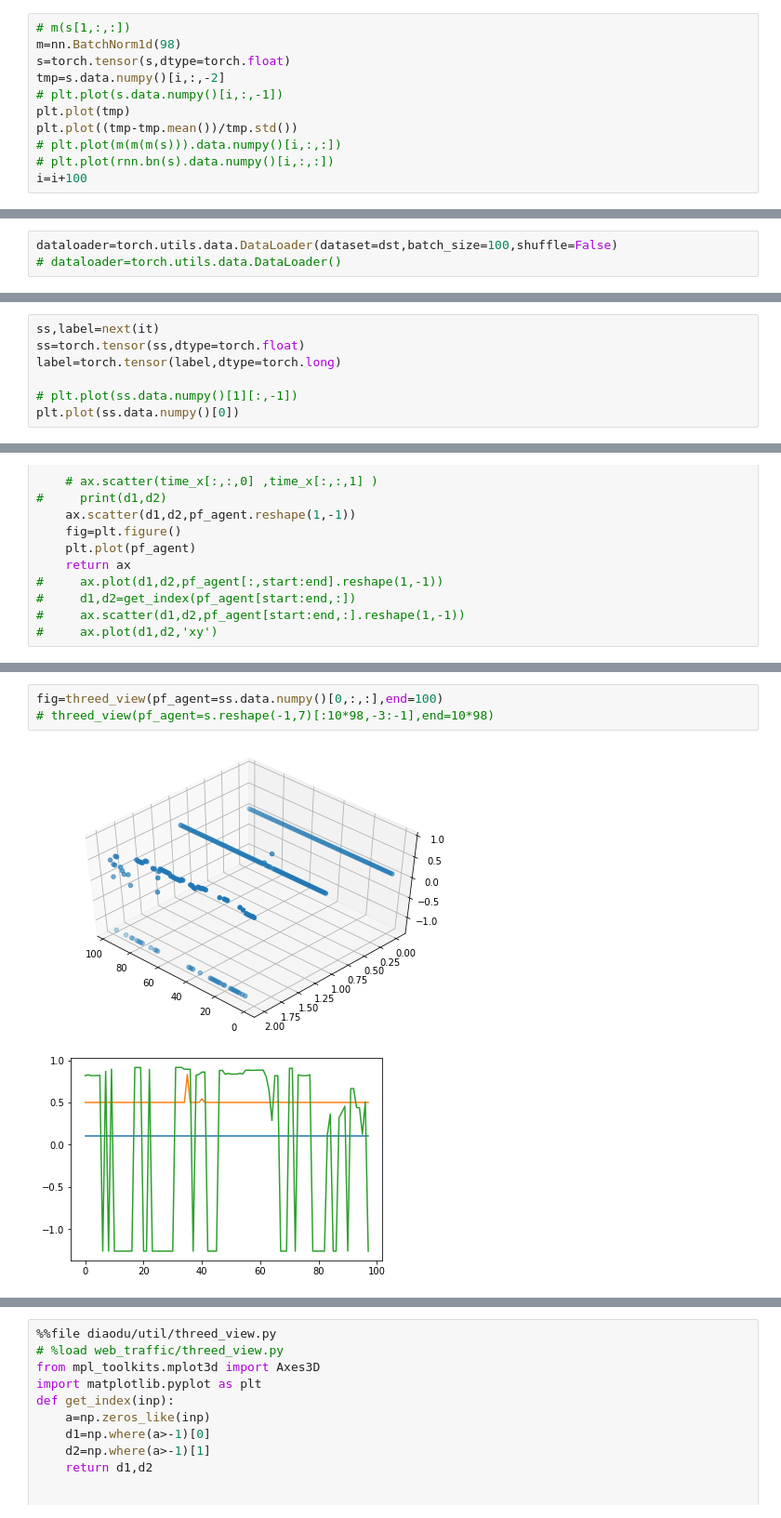
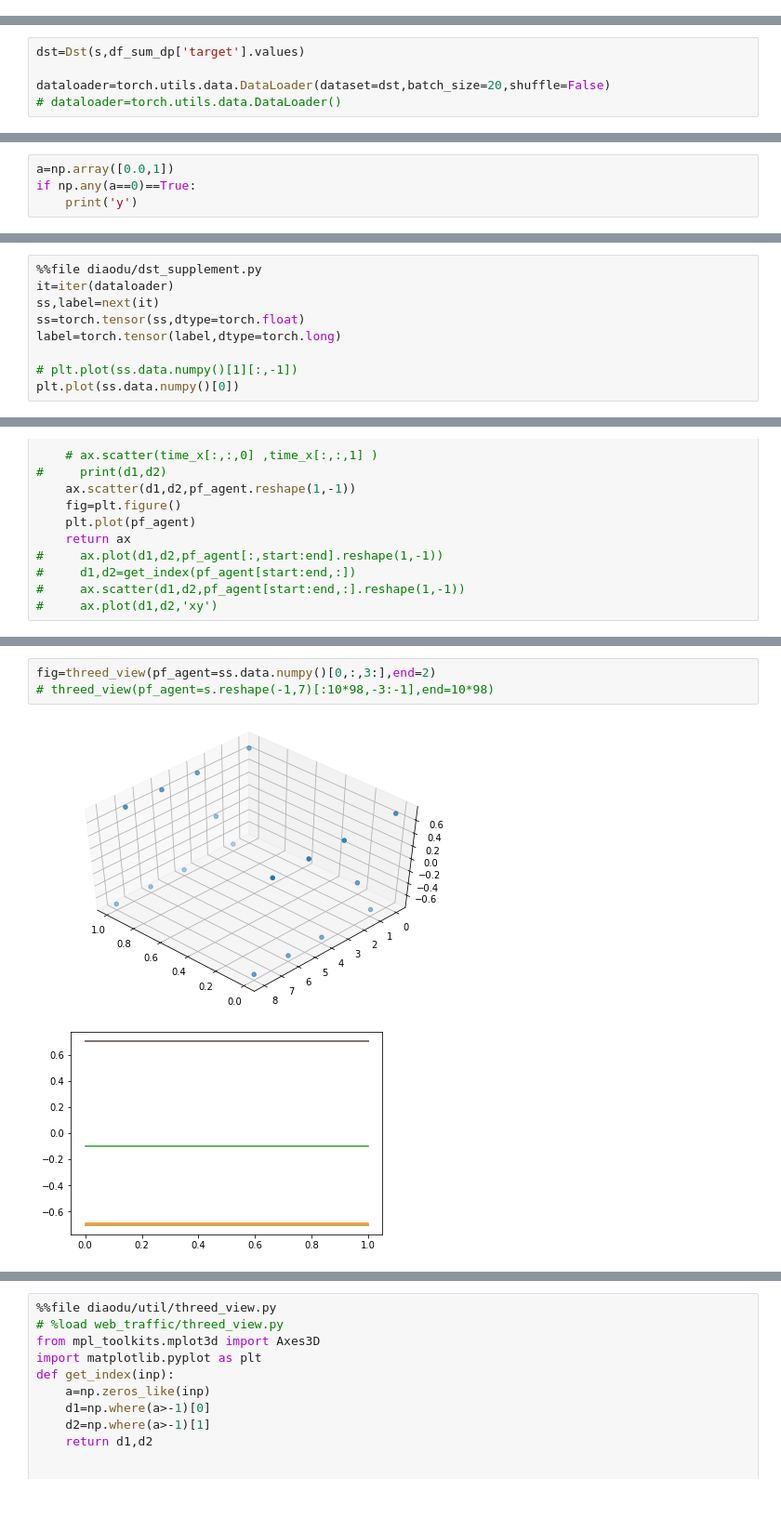
Before and after one commit to tbxy09/diaodu_binpacking_reinforcement_solutions, a Jupyter notebook: diao_du.ipynb, the cells around one changed output, grey strips where cells are left out. Shown at 93% size. Drawn from its saved outputs; the diff is of its cells as text.

```diff
--- a/diao_du.ipynb
+++ b/diao_du.ipynb
@@ -890,11 +1039,0 @@ i=i+100
-# %%
-# m(s[1,:,:])
-m=nn.BatchNorm1d(98)
-s=torch.tensor(s,dtype=torch.float)
-tmp=s.data.numpy()[i,:,-2]
-# plt.plot(s.data.numpy()[i,:,-1])
-plt.plot(tmp)
-plt.plot((tmp-tmp.mean())/tmp.std())
-# plt.plot(m(m(m(s))).data.numpy()[i,:,:])
-# plt.plot(rnn.bn(s).data.numpy()[i,:,:])
-i=i+100
@@ -942,3 +1130,5 @@ dst=Dst(s,df_sum_dp['target'].values)
 # %%
-dataloader=torch.utils.data.DataLoader(dataset=dst,batch_size=100,shuffle=False)
+dst=Dst(s,df_sum_dp['target'].values)
+
+dataloader=torch.utils.data.DataLoader(dataset=dst,batch_size=20,shuffle=False)
 # dataloader=torch.utils.data.DataLoader()
@@ -962,0 +1180,4 @@ s.shape , ss.shape
+# %%
+a=np.array([0.0,1])
+if np.any(a==0)==True:
+    print('y')
@@ -963,4 +1191,6 @@ s.shape , ss.shape
 # %%
+%%file diaodu/dst_supplement.py
+it=iter(dataloader)
 ss,label=next(it)
 ss=torch.tensor(ss,dtype=torch.float)
 label=torch.tensor(label,dtype=torch.long)
@@ -1014,8 +1241,8 @@ fig=threed_view(pf_agent=ss.data.numpy()[0,:,-2:],end=100)
 # %%
-fig=threed_view(pf_agent=ss.data.numpy()[0,:,:],end=100)
+fig=threed_view(pf_agent=ss.data.numpy()[0,:,3:],end=2)
 # threed_view(pf_agent=s.reshape(-1,7)[:10*98,-3:-1],end=10*98)
 # %% [output]
-[figure, old version]
+[figure, new version]
-[figure, old version]
+[figure, new version]
 # %%
 fig=threed_view(pf_agent=ss.data.numpy()[0,:,:],end=100)
```
Also changed, not shown: parts of 72 cells of this notebook, 5 other files.
